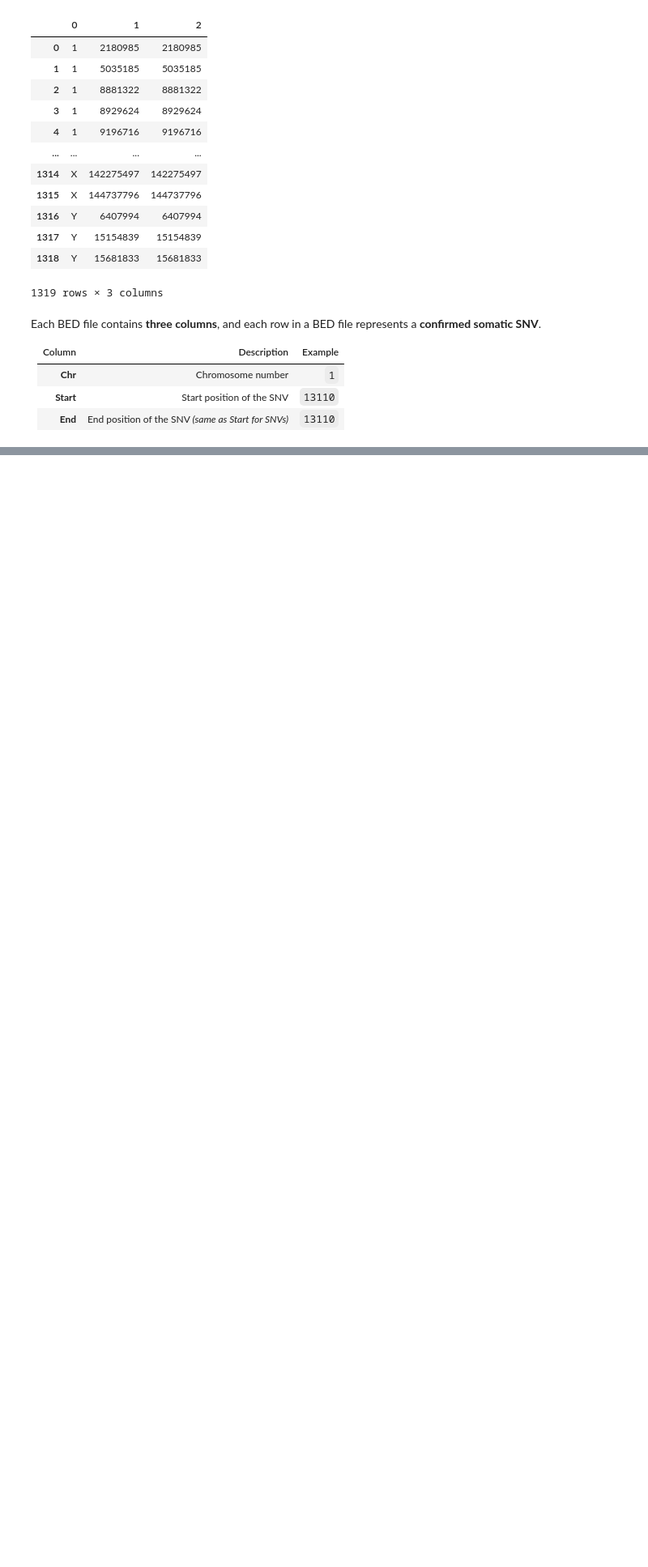
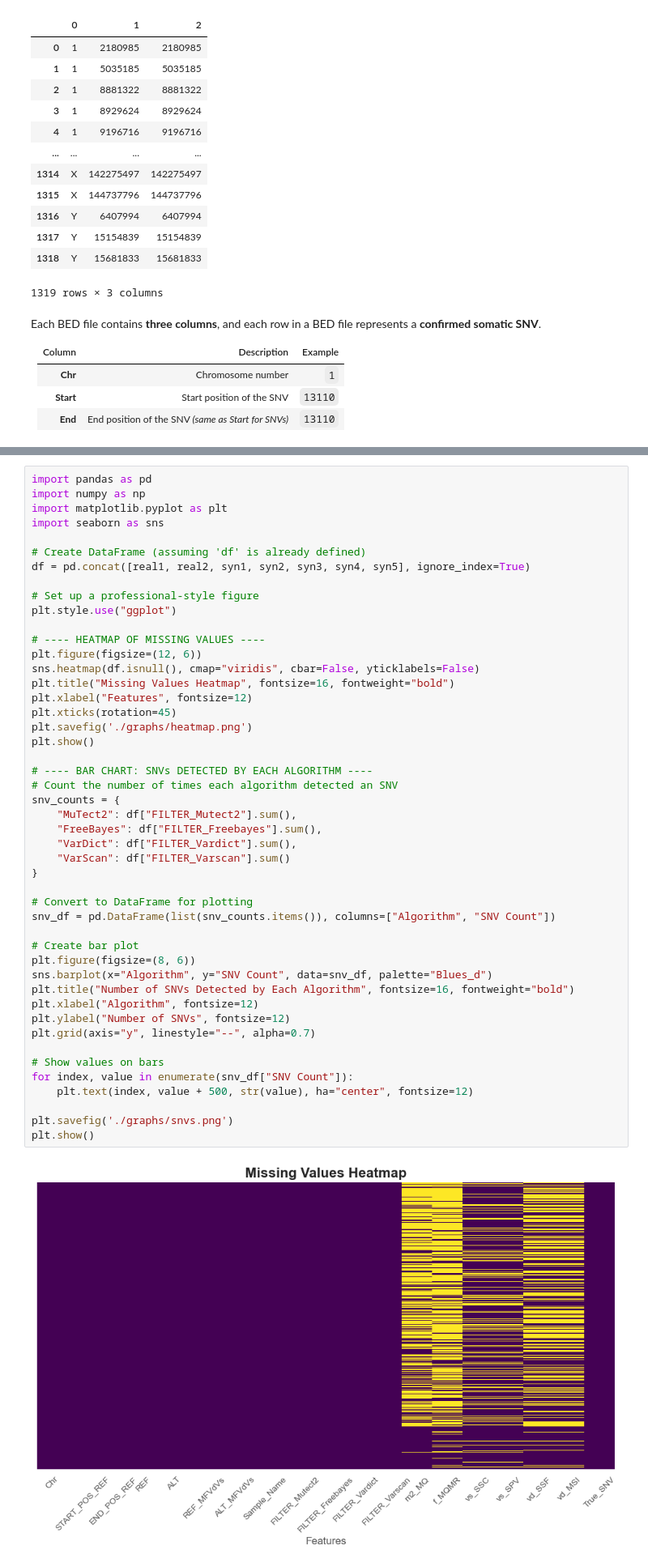
Before and after one commit to Joel-Milla/Somatic-Single-Nucleotide-Variants-in-Cancer, a Jupyter notebook: data_analysis.ipynb, the cells around one changed output, grey strips where cells are left out. Shown at 81% size. Cells and saved outputs as stored; diff of their text form; blank space fills up the shorter version.

```diff
--- a/data_analysis.ipynb
+++ b/data_analysis.ipynb
@@ -277,0 +270,49 @@ Each BED file contains **three columns**, and each row in a BED file represents
+# %%
+import pandas as pd
+import numpy as np
+import matplotlib.pyplot as plt
+import seaborn as sns
+
+# Create DataFrame (assuming 'df' is already defined)
+df = pd.concat([real1, real2, syn1, syn2, syn3, syn4, syn5], ignore_index=True)
+
+# Set up a professional-style figure
+plt.style.use("ggplot")
+
+# ---- HEATMAP OF MISSING VALUES ----
+plt.figure(figsize=(12, 6))
+sns.heatmap(df.isnull(), cmap="viridis", cbar=False, yticklabels=False)
+plt.title("Missing Values Heatmap", fontsize=16, fontweight="bold")
+plt.xlabel("Features", fontsize=12)
+plt.xticks(rotation=45)
+plt.savefig('./graphs/heatmap.png')
+plt.show()
+
+# ---- BAR CHART: SNVs DETECTED BY EACH ALGORITHM ----
+# Count the number of times each algorithm detected an SNV
+snv_counts = {
+    "MuTect2": df["FILTER_Mutect2"].sum(),
+    "FreeBayes": df["FILTER_Freebayes"].sum(),
+    "VarDict": df["FILTER_Vardict"].sum(),
+    "VarScan": df["FILTER_Varscan"].sum()
+}
+
+# Convert to DataFrame for plotting
+snv_df = pd.DataFrame(list(snv_counts.items()), columns=["Algorithm", "SNV Count"])
+
+# Create bar plot
+plt.figure(figsize=(8, 6))
+sns.barplot(x="Algorithm", y="SNV Count", data=snv_df, palette="Blues_d")
+plt.title("Number of SNVs Detected by Each Algorithm", fontsize=16, fontweight="bold")
+plt.xlabel("Algorithm", fontsize=12)
+plt.ylabel("Number of SNVs", fontsize=12)
+plt.grid(axis="y", linestyle="--", alpha=0.7)
+
+# Show values on bars
+for index, value in enumerate(snv_df["SNV Count"]):
+    plt.text(index, value + 500, str(value), ha="center", fontsize=12)
+
+plt.savefig('./graphs/snvs.png')
+plt.show()
+# %% [output]
+[figure, added]
```
Also changed, not shown: parts of 8 cells of this notebook, 6 other files.
